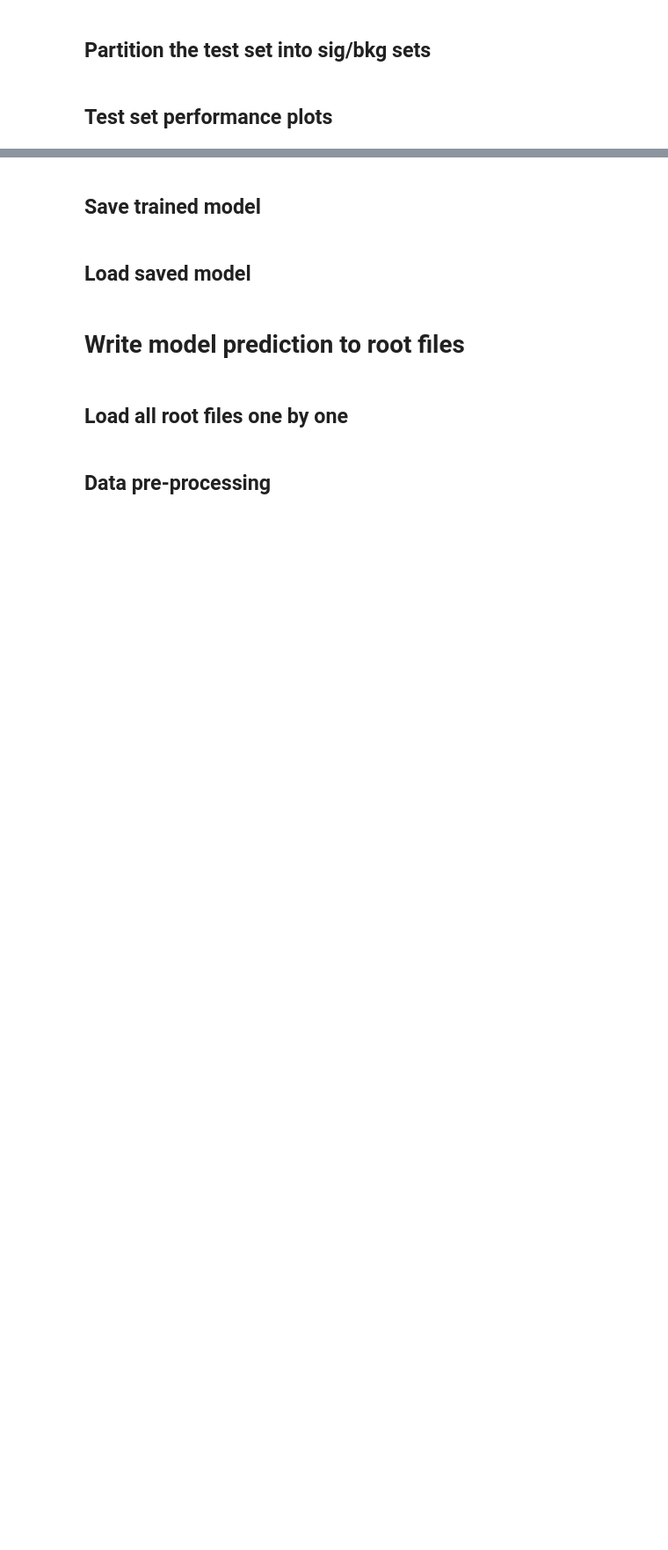
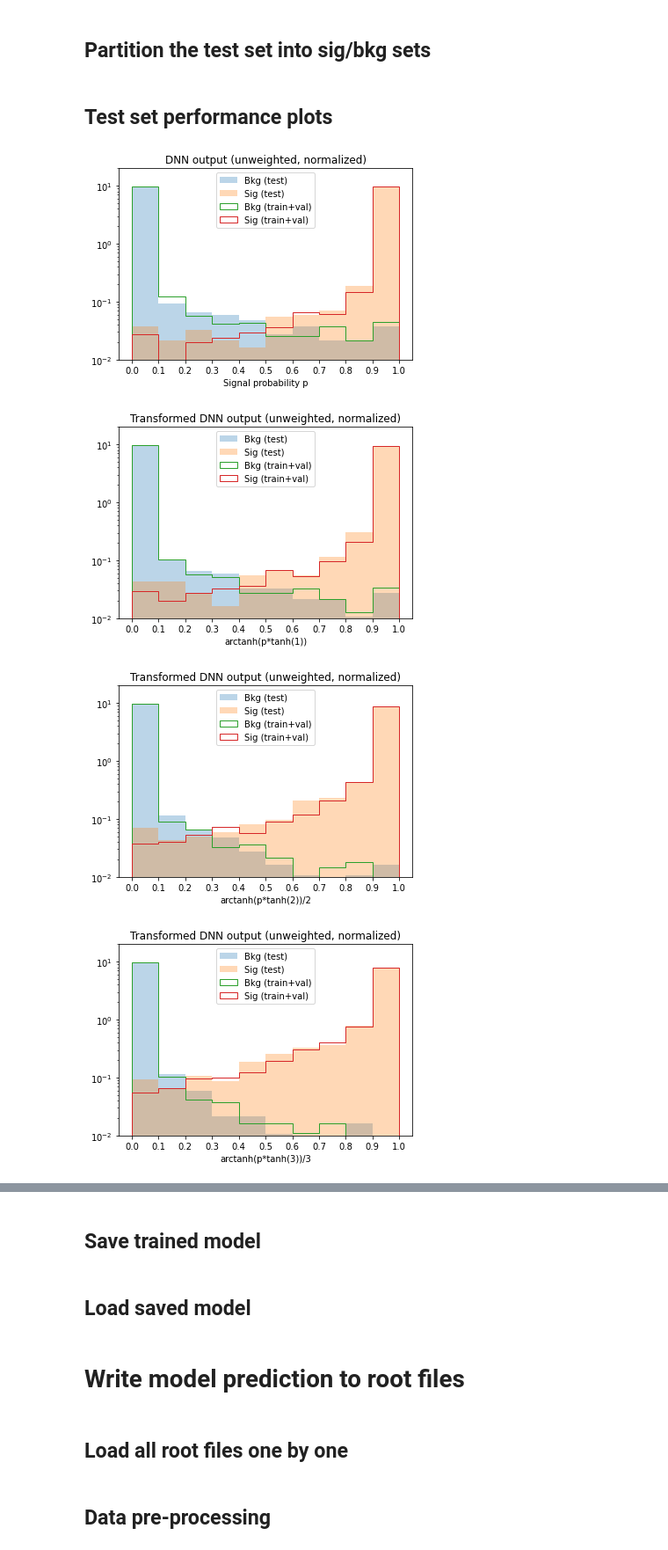
Before and after one commit to skkwan/haabbtt_neural_network, a Jupyter notebook: DNN_em_allyears-2b.ipynb, the cells around one changed output, grey strips where cells are left out. Shown at 88% size. Cells and saved outputs as stored; diff of their text form; code cells hidden in the pictures; blank space fills up the shorter version.

```diff
--- a/DNN_em_allyears-2b.ipynb
+++ b/DNN_em_allyears-2b.ipynb
@@ -408,9 +420,9 @@ print('qcd_allyears.shape: ' + str(qcd_allyears.shape))
 ## Split into MC/data
 # %%
 # reduce class 0 sample size for balanced training
-ZTT_allyears = ZTT_allyears.sample(n = 269, random_state = 20)#1156->0.7%->
-TT_allyears = TT_allyears.sample(n = 4092, random_state = 20)#163286->98.5%->
-qcd_allyears = qcd_allyears.sample(n = 1244, random_state = 20)#1402->0.8%->
+ZTT_allyears = ZTT_allyears.sample(n = 52, random_state = 20)#1156->0.7%->
+TT_allyears = TT_allyears.sample(n = 7277, random_state = 20)#163286->98.5%->
+qcd_allyears = qcd_allyears.sample(n = 59, random_state = 20)#1402->0.8%->
 
 # collect all MC as one dataframe, separated from another datafream for observed data
 df_bkg = [ZTT_allyears, TT_allyears, qcd_allyears]
@@ -780,22 +874,22 @@ X_input = Input(shape = (X.shape[1],), name = 'X_input')
 
 ######## hidden layers ########
 hidden_1 = Dense(
-    units = 62,
+    units = 56,
     activation = 'relu',
     kernel_initializer = glorot_uniform(seed=1),
     name = 'Hidden_layer_1'
 )(X_input)
 
-dropout_1 = Dropout(rate = 0.3, seed = 10, name = 'Dropout_layer_1')(hidden_1)
+dropout_1 = Dropout(rate = 0.2, seed = 10, name = 'Dropout_layer_1')(hidden_1)
 
 hidden_2 = Dense(
-    units = 32,
+    units = 38,
     activation = 'relu',
     kernel_initializer = glorot_uniform(seed=1),
     name = 'Hidden_layer_2'
 )(dropout_1)
 
-dropout_2 = Dropout(rate = 0.5, seed = 10, name = 'Dropout_layer_2')(hidden_2)
+dropout_2 = Dropout(rate = 0.3, seed = 10, name = 'Dropout_layer_2')(hidden_2)
 
 ######## output layer #######
 Y_output = Dense(
@@ -820,6 +935,6 @@ model.summary()
 # 1 epoch = 1 pass through the data set
 # typical mini-batch size = 2^n for faster computation
 history = model.fit(X_train, Y_train,
-                    epochs = 30,
+                    epochs = 13,
                     validation_data = (X_val, Y_val),
                     batch_size = 128)
@@ -881,69 +1014,74 @@ for i in range(Y_train_val.shape[0]):
 # %% [markdown]
 ## Test set performance plots
 # %%
-#pyplot.hist(model.predict(X_test_bkg), density = 1, range = (0.0, 1.0), bins = 20, alpha = 0.3, label = 'Bkg (test)')
-pyplot.hist(model.predict(X_test_bkg), density = 1, range = (0.0, 1.0), bins = 20, alpha = 0.3, label = 'Bkg (test)', log = True)
-pyplot.hist(model.predict(X_test_sig), density = 1, range = (0.0, 1.0), bins = 20, alpha = 0.3, label = 'Sig (test)')
-pyplot.hist(model.predict(X_train_val_bkg), density = 1, range = (0.0, 1.0), bins = 20, label = 'Bkg (train+val)', histtype = 'step')
-pyplot.hist(model.predict(X_train_val_sig), density = 1, range = (0.0, 1.0), bins = 20, label = 'Sig (train+val)', histtype = 'step')
+#pyplot.hist(model.predict(X_test_bkg), density = 1, range = (0.0, 1.0), bins = 10, alpha = 0.3, label = 'Bkg (test)')
+pyplot.hist(model.predict(X_test_bkg), density = 1, range = (0.0, 1.0), bins = 10, alpha = 0.3, label = 'Bkg (test)', log = True)
+pyplot.hist(model.predict(X_test_sig), density = 1, range = (0.0, 1.0), bins = 10, alpha = 0.3, label = 'Sig (test)')
+pyplot.hist(model.predict(X_train_val_bkg), density = 1, range = (0.0, 1.0), bins = 10, label = 'Bkg (train+val)', histtype = 'step')
+pyplot.hist(model.predict(X_train_val_sig), density = 1, range = (0.0, 1.0), bins = 10, label = 'Sig (train+val)', histtype = 'step')
 pyplot.legend(loc = 'upper center')
 pyplot.title('DNN output (unweighted, normalized)')
 pyplot.xlabel('Signal probability p')
 pyplot.xticks(np.arange(0, 1.1, step = 0.1))
-pyplot.ylim(3e-2,3e1)
+pyplot.ylim(1e-2,2e1)
 pyplot.show()
 
-#pyplot.hist(np.arctanh(model.predict(X_test_bkg)*np.tanh(1)), density = 1, range = (0.0, 1), bins = 20, alpha = 0.3, label = 'Bkg (test)')
-pyplot.hist(np.arctanh(model.predict(X_test_bkg)*np.tanh(1)), density = 1, range = (0.0, 1), bins = 20, alpha = 0.3, label = 'Bkg (test)', log = True)
-pyplot.hist(np.arctanh(model.predict(X_test_sig)*np.tanh(1)), density = 1, range = (0.0, 1), bins = 20, alpha = 0.3, label = 'Sig (test)')
-pyplot.hist(np.arctanh(model.predict(X_train_val_bkg)*np.tanh(1)), density = 1, range = (0.0, 1), bins = 20, label = 'Bkg (train+val)', histtype = 'step')
-pyplot.hist(np.arctanh(model.predict(X_train_val_sig)*np.tanh(1)), density = 1, range = (0.0, 1), bins = 20, label = 'Sig (train+val)', histtype = 'step')
+#pyplot.hist(np.arctanh(model.predict(X_test_bkg)*np.tanh(1)), density = 1, range = (0.0, 1), bins = 10, alpha = 0.3, label = 'Bkg (test)')
+pyplot.hist(np.arctanh(model.predict(X_test_bkg)*np.tanh(1)), density = 1, range = (0.0, 1), bins = 10, alpha = 0.3, label = 'Bkg (test)', log = True)
+pyplot.hist(np.arctanh(model.predict(X_test_sig)*np.tanh(1)), density = 1, range = (0.0, 1), bins = 10, alpha = 0.3, label = 'Sig (test)')
+pyplot.hist(np.arctanh(model.predict(X_train_val_bkg)*np.tanh(1)), density = 1, range = (0.0, 1), bins = 10, label = 'Bkg (train+val)', histtype = 'step')
+pyplot.hist(np.arctanh(model.predict(X_train_val_sig)*np.tanh(1)), density = 1, range = (0.0, 1), bins = 10, label = 'Sig (train+val)', histtype = 'step')
 pyplot.legend(loc = 'upper center')
 pyplot.title('Transformed DNN output (unweighted, normalized)')
 pyplot.xlabel('arctanh(p*tanh(1))')
 pyplot.xticks(np.arange(0, 1.1, step = 0.1))
-pyplot.ylim(1e-2,3e1)
+pyplot.ylim(1e-2,2e1)
 pyplot.show()
 
-#pyplot.hist(np.arctanh(model.predict(X_test_bkg)*np.tanh(2))/2, density = 1, range = (0.0, 1), bins = 20, alpha = 0.3, label = 'Bkg (test)')
-pyplot.hist(np.arctanh(model.predict(X_test_bkg)*np.tanh(2))/2, density = 1, range = (0.0, 1), bins = 20, alpha = 0.3, label = 'Bkg (test)', log = True)
-pyplot.hist(np.arctanh(model.predict(X_test_sig)*np.tanh(2))/2, density = 1, range = (0.0, 1), bins = 20, alpha = 0.3, label = 'Sig (test)')
-pyplot.hist(np.arctanh(model.predict(X_train_val_bkg)*np.tanh(2))/2, density = 1, range = (0.0, 1), bins = 20, label = 'Bkg (train+val)', histtype = 'step')
-pyplot.hist(np.arctanh(model.predict(X_train_val_sig)*np.tanh(2))/2, density = 1, range = (0.0, 1), bins = 20, label = 'Sig (train+val)', histtype = 'step')
+#pyplot.hist(np.arctanh(model.predict(X_test_bkg)*np.tanh(2))/2, density = 1, range = (0.0, 1), bins = 10, alpha = 0.3, label = 'Bkg (test)')
+pyplot.hist(np.arctanh(model.predict(X_test_bkg)*np.tanh(2))/2, density = 1, range = (0.0, 1), bins = 10, alpha = 0.3, label = 'Bkg (test)', log = True)
+pyplot.hist(np.arctanh(model.predict(X_test_sig)*np.tanh(2))/2, density = 1, range = (0.0, 1), bins = 10, alpha = 0.3, label = 'Sig (test)')
+pyplot.hist(np.arctanh(model.predict(X_train_val_bkg)*np.tanh(2))/2, density = 1, range = (0.0, 1), bins = 10, label = 'Bkg (train+val)', histtype = 'step')
+pyplot.hist(np.arctanh(model.predict(X_train_val_sig)*np.tanh(2))/2, density = 1, range = (0.0, 1), bins = 10, label = 'Sig (train+val)', histtype = 'step')
 pyplot.legend(loc = 'upper center')
 pyplot.title('Transformed DNN output (unweighted, normalized)')
 pyplot.xlabel('arctanh(p*tanh(2))/2')
 pyplot.xticks(np.arange(0, 1.1, step = 0.1))
-pyplot.ylim(1e-2,3e1)
+pyplot.ylim(1e-2,2e1)
 pyplot.show()
 
-#pyplot.hist(np.arctanh(model.predict(X_test_bkg)*np.tanh(3))/3, density = 1, range = (0.0, 1), bins = 20, alpha = 0.3, label = 'Bkg (test)')
-pyplot.hist(np.arctanh(model.predict(X_test_bkg)*np.tanh(3))/3, density = 1, range = (0.0, 1), bins = 20, alpha = 0.3, label = 'Bkg (test)', log = True)
-pyplot.hist(np.arctanh(model.predict(X_test_sig)*np.tanh(3))/3, density = 1, range = (0.0, 1), bins = 20, alpha = 0.3, label = 'Sig (test)')
-pyplot.hist(np.arctanh(model.predict(X_train_val_bkg)*np.tanh(3))/3, density = 1, range = (0.0, 1), bins = 20, label = 'Bkg (train+val)', histtype = 'step')
-pyplot.hist(np.arctanh(model.predict(X_train_val_sig)*np.tanh(3))/3, density = 1, range = (0.0, 1), bins = 20, label = 'Sig (train+val)', histtype = 'step')
+#pyplot.hist(np.arctanh(model.predict(X_test_bkg)*np.tanh(3))/3, density = 1, range = (0.0, 1), bins = 10, alpha = 0.3, label = 'Bkg (test)')
+pyplot.hist(np.arctanh(model.predict(X_test_bkg)*np.tanh(3))/3, density = 1, range = (0.0, 1), bins = 10, alpha = 0.3, label = 'Bkg (test)', log = True)
+pyplot.hist(np.arctanh(model.predict(X_test_sig)*np.tanh(3))/3, density = 1, range = (0.0, 1), bins = 10, alpha = 0.3, label = 'Sig (test)')
+pyplot.hist(np.arctanh(model.predict(X_train_val_bkg)*np.tanh(3))/3, density = 1, range = (0.0, 1), bins = 10, label = 'Bkg (train+val)', histtype = 'step')
+pyplot.hist(np.arctanh(model.predict(X_train_val_sig)*np.tanh(3))/3, density = 1, range = (0.0, 1), bins = 10, label = 'Sig (train+val)', histtype = 'step')
 pyplot.legend(loc = 'upper center')
 pyplot.title('Transformed DNN output (unweighted, normalized)')
 pyplot.xlabel('arctanh(p*tanh(3))/3')
 pyplot.xticks(np.arange(0, 1.1, step = 0.1))
-pyplot.ylim(1e-2,3e1)
+pyplot.ylim(1e-2,2e1)
 pyplot.show()
 
 # Plot ROC
 plt.figure(figsize = (13,13))
 Y_predict = model.predict(X_test)
 fpr, tpr, thresholds = roc_curve(Y_test, Y_predict)
 roc_auc = auc(fpr, tpr)
 axes = plt.subplot(2, 2, 1)
 axes.plot(fpr, tpr, lw = 2, color = 'red', label = 'ROC curve for test set, AUC = %.3f' % (roc_auc))
 axes.plot([0, 1], [0, 1], linestyle = '--', lw = 2, color = 'black', label = 'random chance')
 axes.set_xlim([0, 1.0])
 axes.set_ylim([0, 1.0])
 axes.set_xlabel('Fake signal rate (FPR)')
 axes.set_ylabel('True signal rate (TPR)')
 axes.set_title('Receiver operating characteristic (ROC)')
 axes.legend(loc = "lower right")
 plt.show()
 
 results = model.evaluate(X_test, Y_test, verbose = 0, batch_size = 128)
 print("Test loss, test accuracy:", results)
+# %% [output]
+[figure, added]
+[figure, added]
+[figure, added]
+[figure, added]
```
Also changed, not shown: parts of 19 cells of this notebook, 17 other files.
